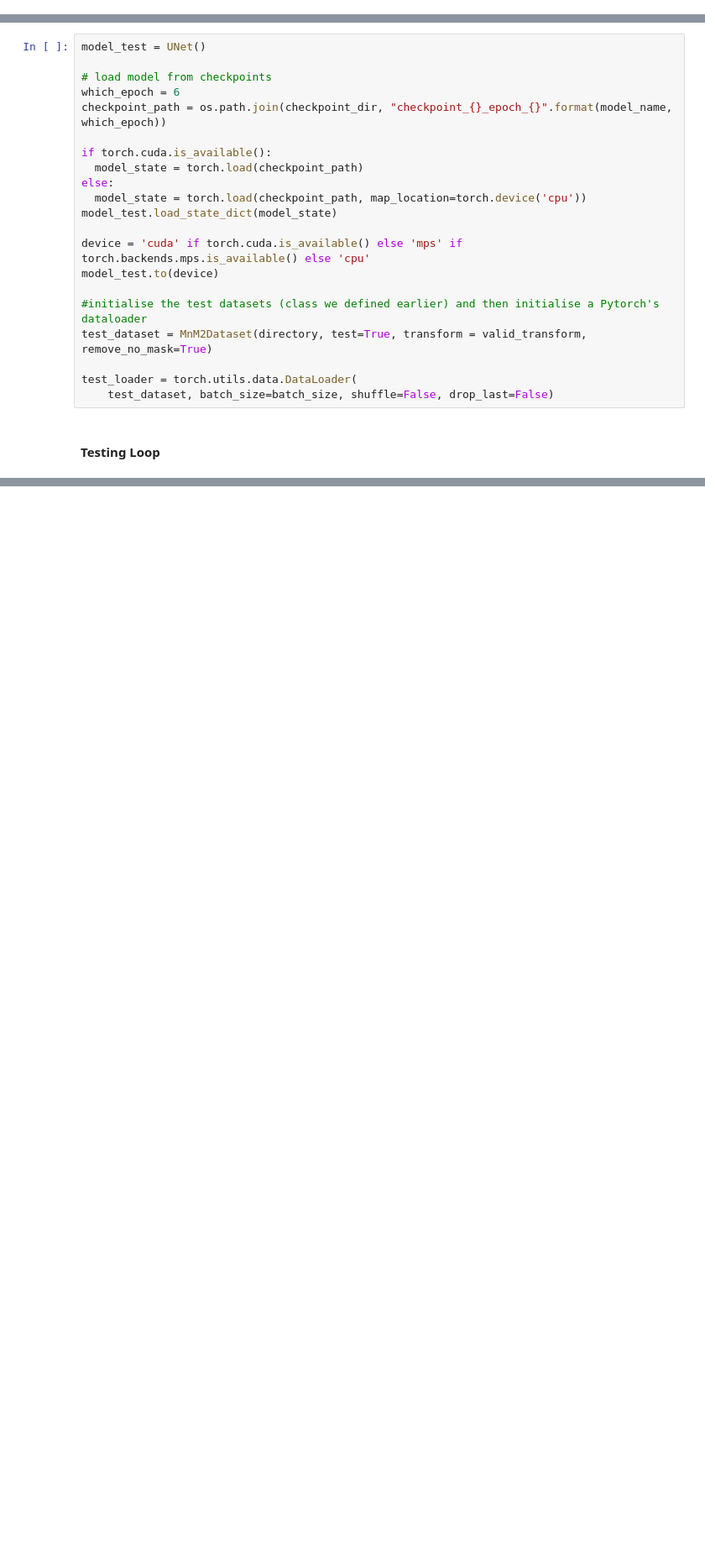
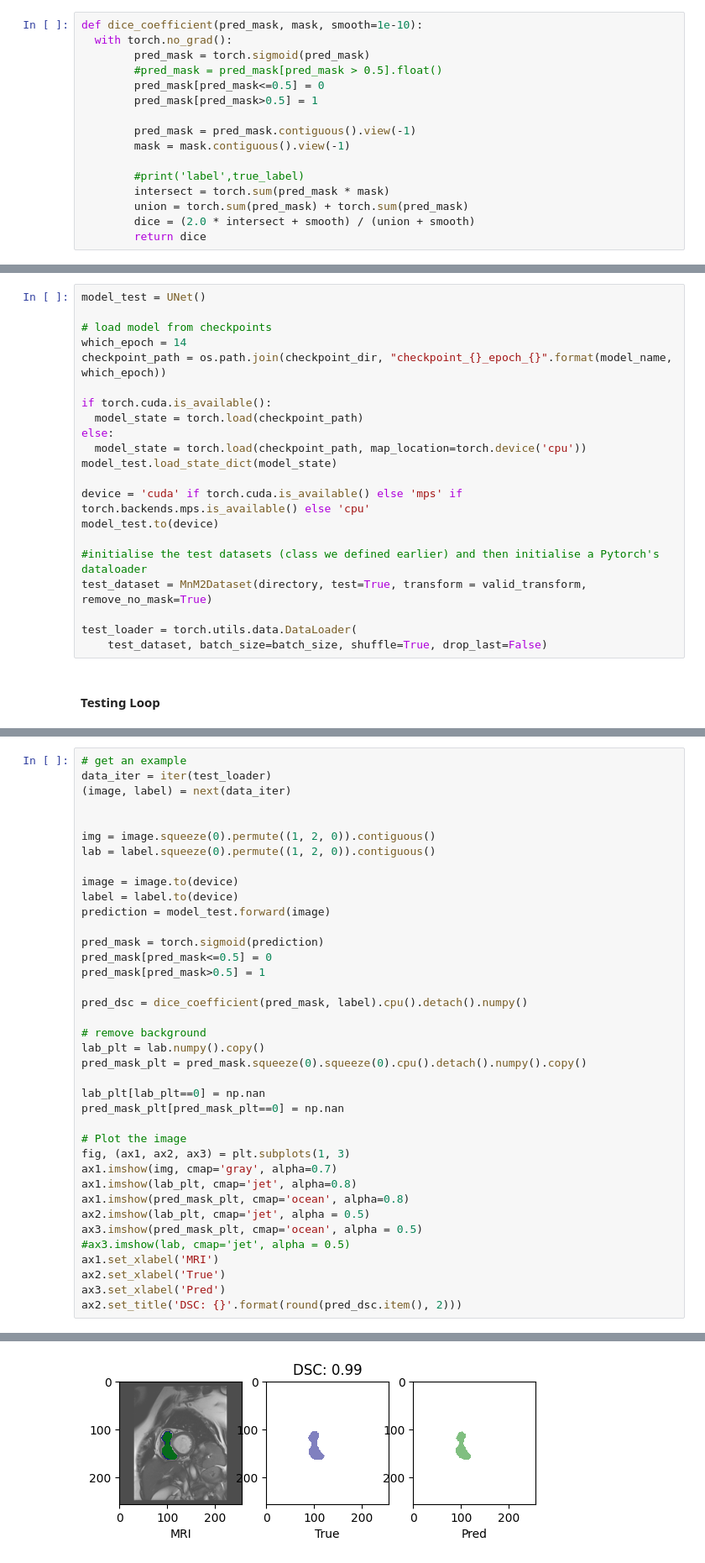
Before and after one commit to Jialiang-Chen/MnM2-Challenge, a Jupyter notebook: mnm2_segmentation_unet.ipynb, the cells around one changed output, grey strips where cells are left out. Shown at 84% size. Cells and saved outputs as stored; diff of their text form; blank space fills up the shorter version.

```diff
--- a/mnm2_segmentation_unet.ipynb
+++ b/mnm2_segmentation_unet.ipynb
@@ -370,5 +371,21 @@ for image, label in train_loader:
 # %% [markdown]
 #### Training Loop
+# %%
+def dice_coefficient(pred_mask, mask, smooth=1e-10):
+  with torch.no_grad():
+        pred_mask = torch.sigmoid(pred_mask)
+        #pred_mask = pred_mask[pred_mask > 0.5].float()
+        pred_mask[pred_mask<=0.5] = 0
+        pred_mask[pred_mask>0.5] = 1
+
+        pred_mask = pred_mask.contiguous().view(-1)
+        mask = mask.contiguous().view(-1)
+
+        #print('label',true_label)
+        intersect = torch.sum(pred_mask * mask)
+        union = torch.sum(pred_mask) + torch.sum(pred_mask)
+        dice = (2.0 * intersect + smooth) / (union + smooth)
+        return dice
 # %%
 early_trigger = 10 #if the validation AUC hasn't increased in ten epochs, stop the training
 early_stop = 0 #counter for the number of iterations where there has been no increase in validation AUC
@@ -561,7 +529,7 @@ plt.imshow(prediction.squeeze(0).permute(1, 2, 0).cpu().detach().numpy(), cmap='
 model_test = UNet()
 
 # load model from checkpoints
-which_epoch = 6
+which_epoch = 14
 checkpoint_path = os.path.join(checkpoint_dir, "checkpoint_{}_epoch_{}".format(model_name, which_epoch))
 
 if torch.cuda.is_available():
@@ -577,7 +545,7 @@ model_test.to(device)
 test_dataset = MnM2Dataset(directory, test=True, transform = valid_transform, remove_no_mask=True)
 
 test_loader = torch.utils.data.DataLoader(
-    test_dataset, batch_size=batch_size, shuffle=False, drop_last=False)
+    test_dataset, batch_size=batch_size, shuffle=True, drop_last=False)
 # %% [markdown]
 #### Testing Loop
 # %%
@@ -606,0 +575,39 @@ np.mean(arr)
+# %%
+# get an example
+data_iter = iter(test_loader)
+(image, label) = next(data_iter)
+
+
+img = image.squeeze(0).permute((1, 2, 0)).contiguous()
+lab = label.squeeze(0).permute((1, 2, 0)).contiguous()
+
+image = image.to(device)
+label = label.to(device)
+prediction = model_test.forward(image)
+
+pred_mask = torch.sigmoid(prediction)
+pred_mask[pred_mask<=0.5] = 0
+pred_mask[pred_mask>0.5] = 1
+
+pred_dsc = dice_coefficient(pred_mask, label).cpu().detach().numpy()
+
+# remove background
+lab_plt = lab.numpy().copy()
+pred_mask_plt = pred_mask.squeeze(0).squeeze(0).cpu().detach().numpy().copy()
+
+lab_plt[lab_plt==0] = np.nan
+pred_mask_plt[pred_mask_plt==0] = np.nan
+
+# Plot the image
+fig, (ax1, ax2, ax3) = plt.subplots(1, 3)
+ax1.imshow(img, cmap='gray', alpha=0.7)
+ax1.imshow(lab_plt, cmap='jet', alpha=0.8)
+ax1.imshow(pred_mask_plt, cmap='ocean', alpha=0.8)
+ax2.imshow(lab_plt, cmap='jet', alpha = 0.5)
+ax3.imshow(pred_mask_plt, cmap='ocean', alpha = 0.5)
+#ax3.imshow(lab, cmap='jet', alpha = 0.5)
+ax1.set_xlabel('MRI')
+ax2.set_xlabel('True')
+ax3.set_xlabel('Pred')
+ax2.set_title('DSC: {}'.format(round(pred_dsc.item(), 2)))
+# %% [output]
@@ -606,0 +615 @@ np.mean(arr)
+[figure, added]
```
Also changed, not shown: parts of 21 cells of this notebook.
